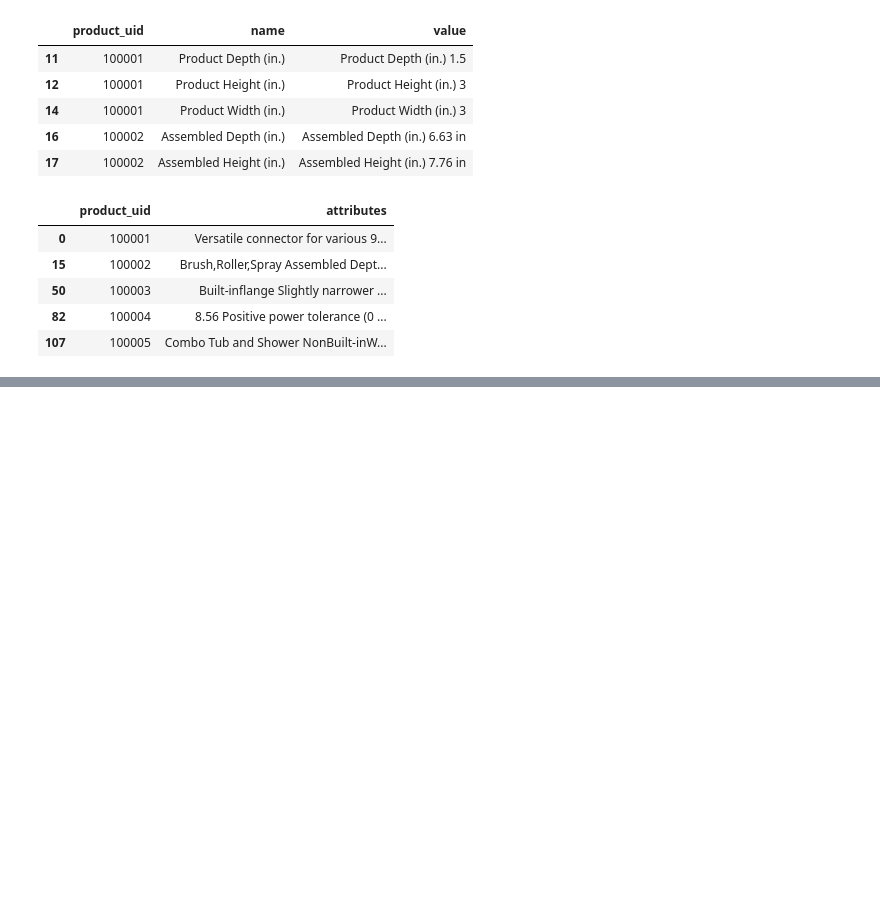
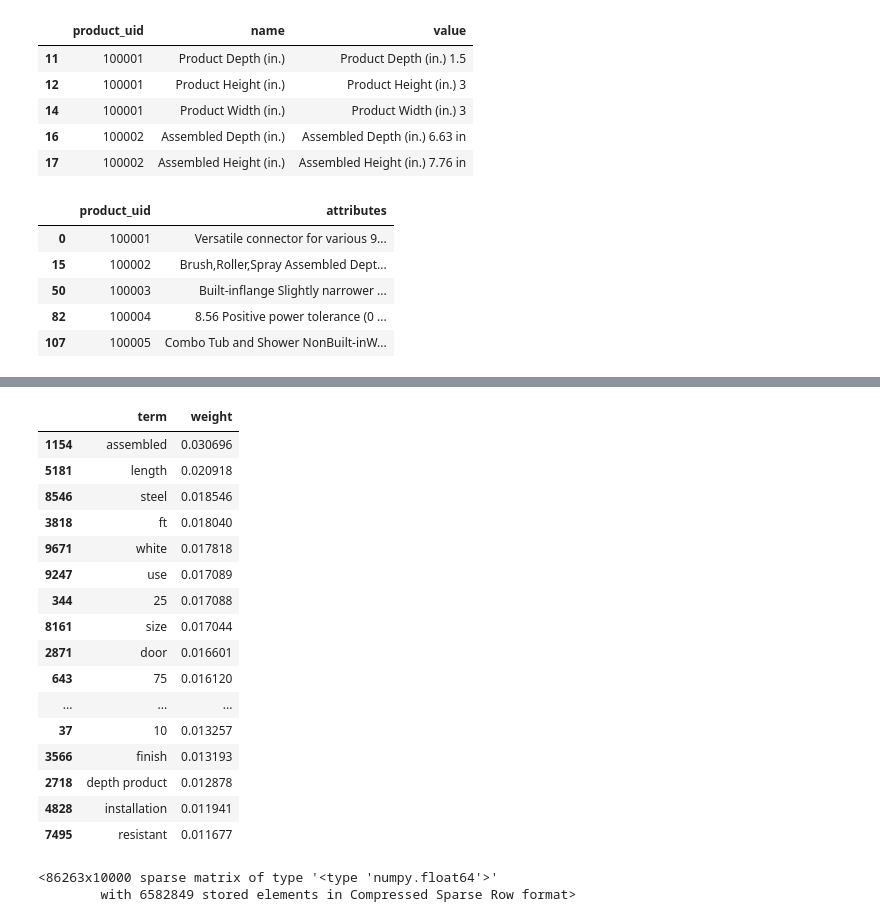
Before and after one commit to UltravioletAnalytics/text-features, a Jupyter notebook: homedepot.ipynb, the cells around one changed output, grey strips where cells are left out. Drawn from its saved outputs; the diff is of its cells as text; code cells hidden in the pictures; blank space fills up the shorter version.

```diff
--- a/homedepot.ipynb
+++ b/homedepot.ipynb
@@ -176,0 +334,38 @@ df.head()
+# %%
+# Let's examine the top 20 ngrams by average tf-idf weight
+weights = np.asarray(transformed_weights.mean(axis=0)).ravel().tolist()
+weights_df = pd.DataFrame({'term': cvec.get_feature_names(), 'weight': weights})
+weights_df.sort_values(by='weight', ascending=False).head(20)
+# %% [output]
+|  | term | weight |
+| 1154 | assembled | 0.030696 |
+| 5181 | length | 0.020918 |
+| 8546 | steel | 0.018546 |
+| 3818 | ft | 0.018040 |
+| 9671 | white | 0.017818 |
+| 9247 | use | 0.017089 |
+| 344 | 25 | 0.017088 |
+| 8161 | size | 0.017044 |
+| 2871 | door | 0.016601 |
+| 643 | 75 | 0.016120 |
+| ... | ... | ... |
+| 37 | 10 | 0.013257 |
+| 3566 | finish | 0.013193 |
+| 2718 | depth product | 0.012878 |
+| 4828 | installation | 0.011941 |
+| 7495 | resistant | 0.011677 |
+# %%
+################################################################################################################
+#
+# For fun, let's do this again using the TfidfVectorizer approach instead of CountVectorizer+TfidfTransformer
+#
+from sklearn.feature_extraction.text import TfidfVectorizer
+
+tvec = TfidfVectorizer(min_df=2, max_df=maxdocfreq, stop_words='english', ngram_range=ngramrange,\
+                       max_features=10000)
+
+tvec_weights = tvec.fit_transform(df.stemmed.dropna())
+tvec_weights
+# %% [output]
+<86263x10000 sparse matrix of type '<type 'numpy.float64'>'
+        with 6582849 stored elements in Compressed Sparse Row format>
```
Also changed, not shown: parts of 15 cells of this notebook.
